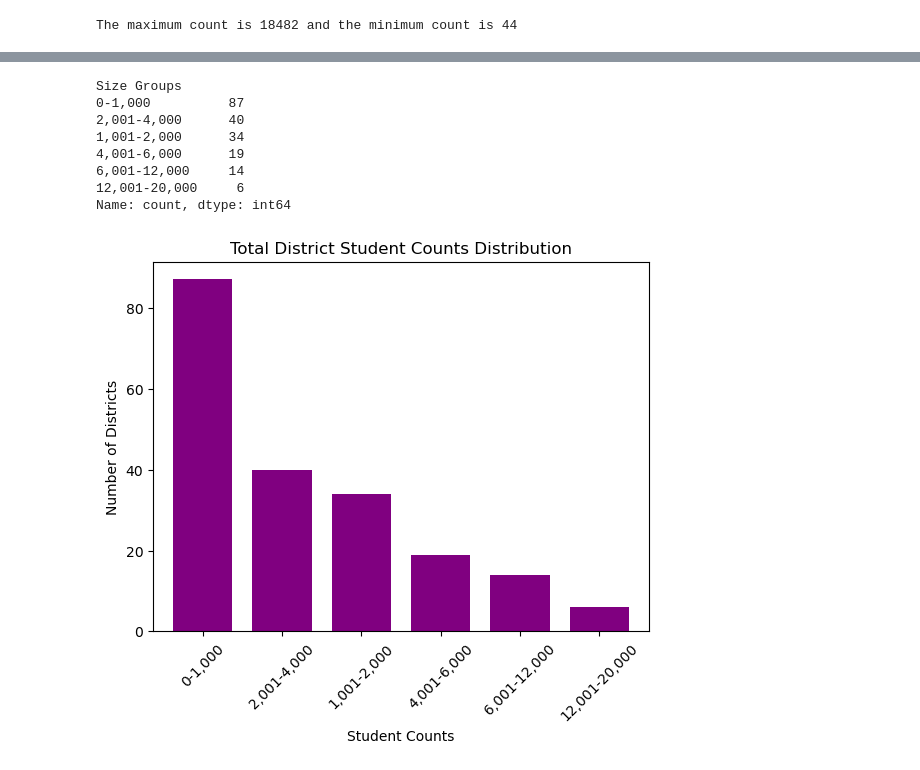
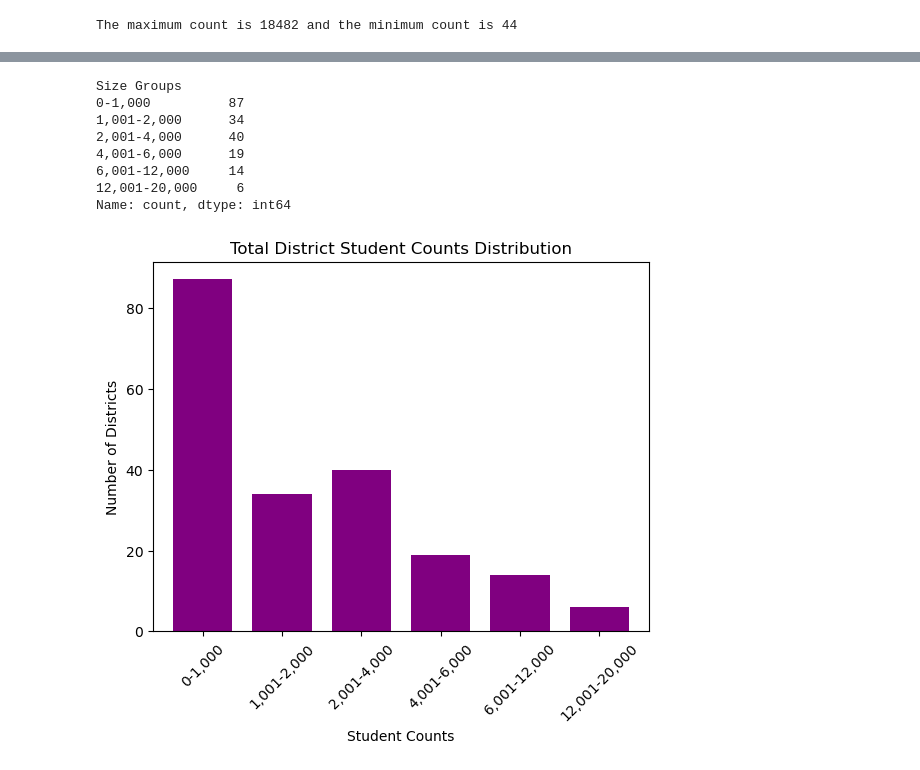
Before and after one commit to jmsavage2008/attendance-project, a Jupyter notebook: Stacked Bar Graphs, Histogram, and Pie Charts.ipynb, the cells around one changed output, grey strips where cells are left out. Drawn from its saved outputs; the diff is of its cells as text; code cells hidden in the pictures.

```diff
--- a/Stacked Bar Graphs, Histogram, and Pie Charts.ipynb
+++ b/Stacked Bar Graphs, Histogram, and Pie Charts.ipynb
@@ -503,28 +503,29 @@ all_students_df.head()
 | 52 | 0050011 | Barkhamsted School District | NaN | All Students | 199 | 0.9305 | ... |
 # %%
 #Count Data in bins
-all_students_counts = all_students_df["Size Groups"].value_counts()
-all_students_counts
+bin_counts = all_students_df["Size Groups"].value_counts()
+bin_counts_1 = bin_counts.sort_index()
+bin_counts_1
 # %% [output]
 Size Groups
 0-1,000          87
+1,001-2,000      34
 2,001-4,000      40
-1,001-2,000      34
 4,001-6,000      19
 6,001-12,000     14
 12,001-20,000     6
 Name: count, dtype: int64
 # %%
 #Bar Graph
-all_students_counts.plot(kind="bar", width=0.75, color = "purple", rot = 45)
+bin_counts_1.plot(kind="bar", width=0.75, color = "purple", rot = 45)
 
 #Labels
 plt.title("Total District Student Counts Distribution")
 plt.xlabel("Student Counts")
 plt.ylabel("Number of Districts")
 
 plt.savefig("Images/HisDist.png", bbox_inches = "tight")
 
 plt.show()
 # %% [output]
-[figure, old version]
+[figure, new version]
```
Also changed, not shown: parts of 4 cells of this notebook, 14 other files.
